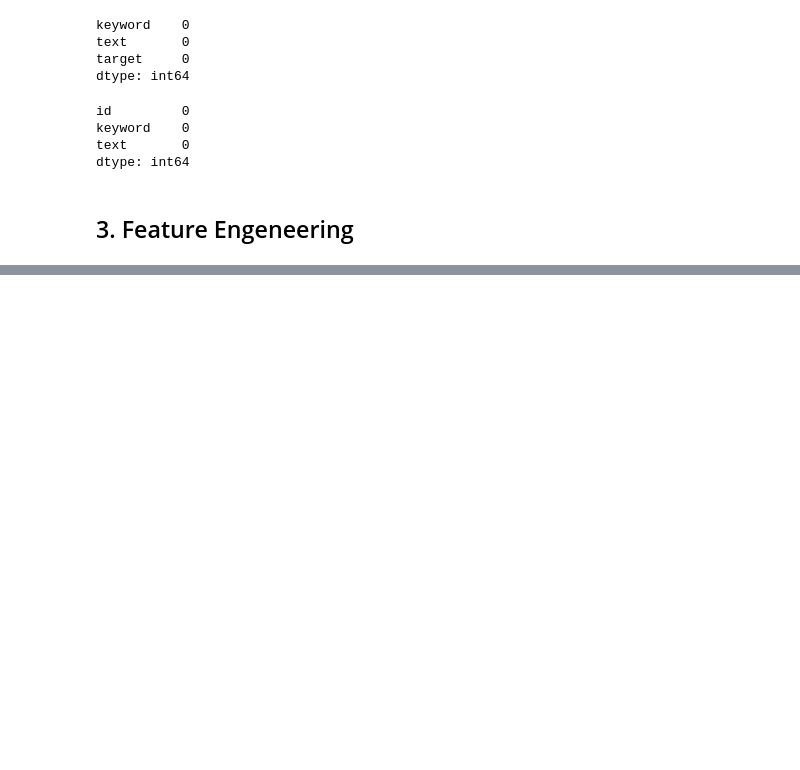
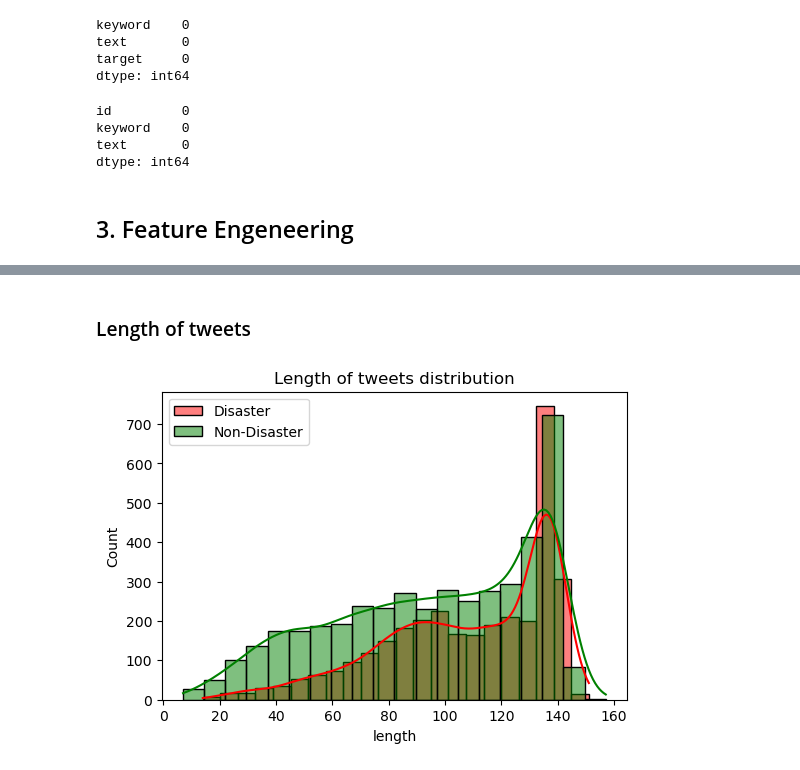
Before and after one commit to novopoli/NLP_tweets_classification, a Jupyter notebook: Disaster_tweets.ipynb, the cells around one changed output, grey strips where cells are left out. Cells and saved outputs as stored; diff of their text form; code cells hidden in the pictures; blank space fills up the shorter version.

```diff
--- a/Disaster_tweets.ipynb
+++ b/Disaster_tweets.ipynb
@@ -200,0 +256,4 @@ dtype: int64
+# %%
+train.drop(columns=['mentions'], inplace=True, axis=1)
+# %%
+test['hashtags'] = test['text'].apply(lambda x: re.findall(r'#\w+', x)).astype(str)
@@ -200,0 +283,14 @@ dtype: int64
+# %% [markdown]
+### Length of tweets
+# %%
+train["length"] = train["text"].apply(lambda x : len(x))
+test["length"] = test["text"].apply(lambda x : len(x))
+
+plt.figure(figsize=(6, 4))
+sns.histplot(train[train['target'] == 1]['length'], color='red', label='Disaster', kde=True)
+sns.histplot(train[train['target'] == 0]['length'], color='green', label='Non-Disaster', kde=True)
+plt.title('Length of tweets distribution')
+plt.legend()
+plt.show()
+# %% [output]
+[figure, added]
```
Also changed, not shown: parts of 17 cells of this notebook.
